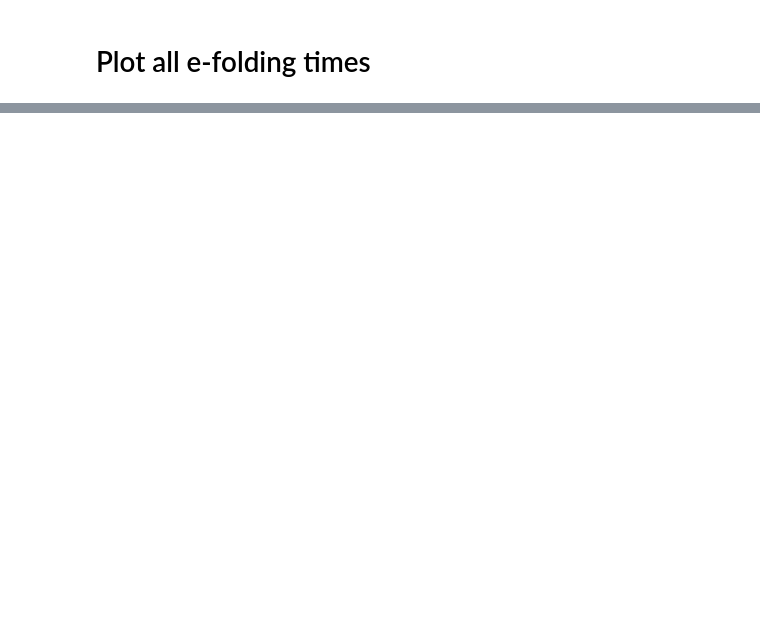
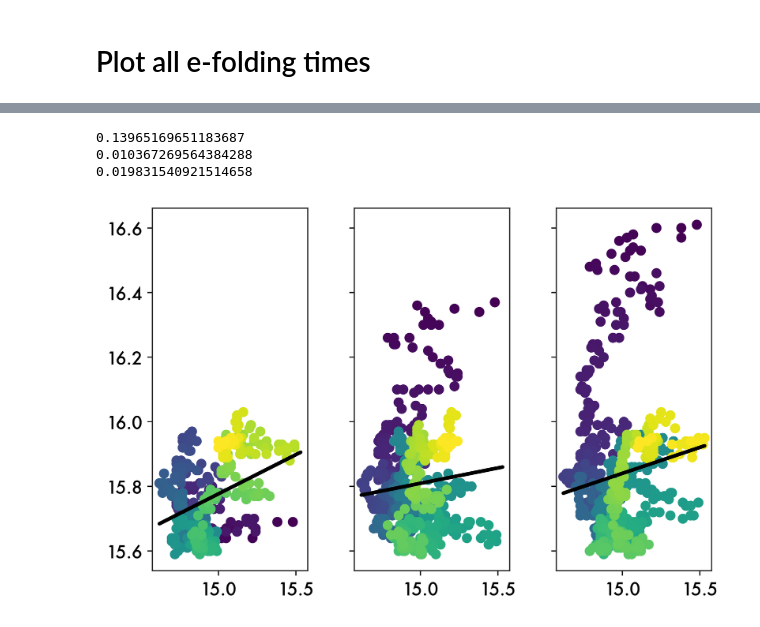
Before and after one commit to grleung/chimneylag, a Jupyter notebook: 01_calculate_timelag.ipynb, the cells around one changed output, grey strips where cells are left out. Cells and saved outputs as stored; diff of their text form; code cells hidden in the pictures; blank space fills up the shorter version.

```diff
--- a/01_calculate_timelag.ipynb
+++ b/01_calculate_timelag.ipynb
@@ -594,0 +629,22 @@ Text(0, 0.5, 'Shielded  T$_e$ (min)')
+# %%
+import scipy.stats as stats
+
+
+def take_corr(x, y):
+    df = pd.merge(
+        x.dropna(), y.dropna(), left_index=True, right_index=True
+    ).dropna()
+    df.columns = ["x", "y"]
+
+    x = df["x"]
+    y = df["y"]
+
+    (
+        m,
+        b,
+        r,
+        p,
+        se,
+    ) = stats.linregress(x, y)
+
+    return (m, b, r)
@@ -594,0 +722,16 @@ Text(0, 0.5, 'Shielded  T$_e$ (min)')
+# %%
+fig, axes = plt.subplots(1, 3, sharex=True, sharey=True)
+
+for ax, l in zip(axes, [-300, -90, -60, -30, 0]):
+
+    m, b, r = take_corr(out.Temp_un, out.Temp_asp.shift(l))
+
+    print(r**2)
+
+    c = ax.scatter(out.Temp_un, out.Temp_asp.shift(l), c=out.index)
+    ax.plot(out.Temp_un, (out.Temp_un * m) + b, color="black", zorder=1)
+# %% [output]
+0.13965169651183687
+0.010367269564384288
+0.019831540921514658
+[figure, added]
```
Also changed, not shown: parts of 13 cells of this notebook, 1 other file.
